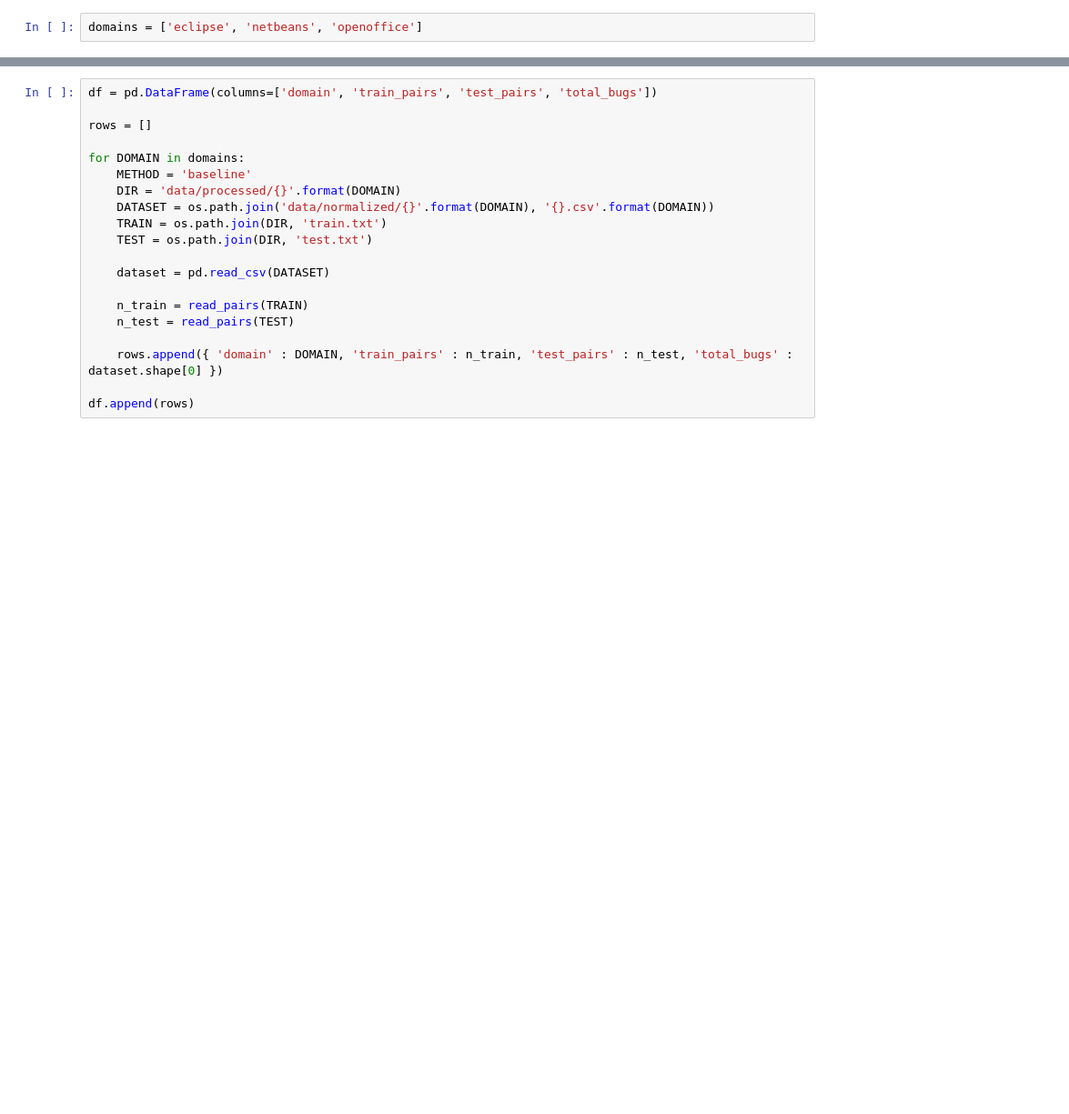
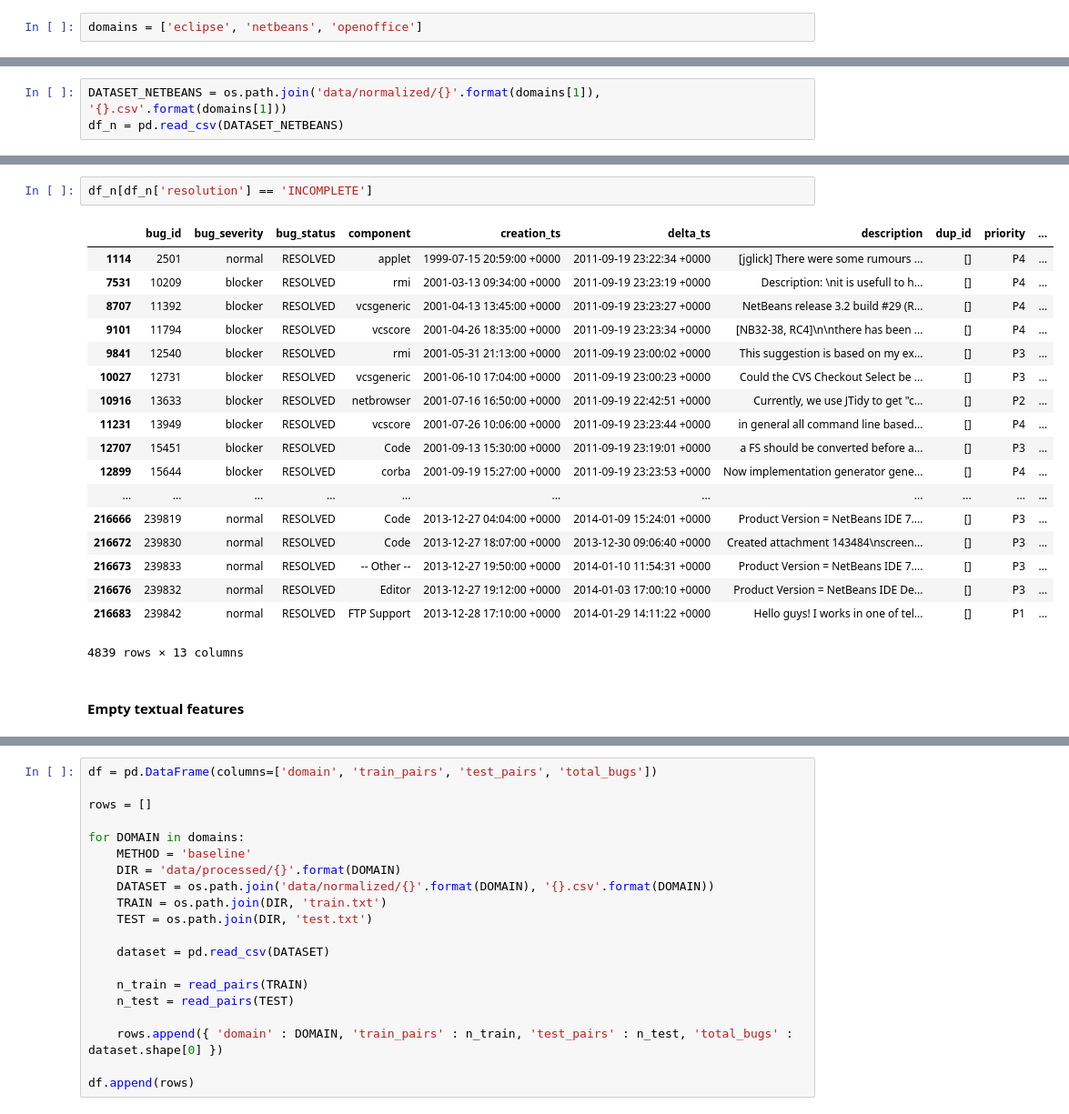
Before and after one commit to thiagomarquesrocha/siameseQAT, a Jupyter notebook: dataset_statistics.ipynb, the cells around one changed output, grey strips where cells are left out. Shown at 91% size. Cells and saved outputs as stored; diff of their text form; blank space fills up the shorter version.

```diff
--- a/dataset_statistics.ipynb
+++ b/dataset_statistics.ipynb
@@ -70,0 +122,3 @@ domains = ['eclipse', 'netbeans', 'openoffice']
+# %%
+DATASET_NETBEANS = os.path.join('data/normalized/{}'.format(domains[1]), '{}.csv'.format(domains[1]))
+df_n = pd.read_csv(DATASET_NETBEANS)
@@ -70,0 +149,23 @@ domains = ['eclipse', 'netbeans', 'openoffice']
+# %%
+df_n[df_n['resolution'] == 'INCOMPLETE']
+# %% [output]
+|  | bug_id | bug_severity | bug_status | component | creation_ts | delta_ts | description | dup_id | priority | ... |
+| 1114 | 2501 | normal | RESOLVED | applet | 1999-07-15 20:59:00 +0000 | 2011-09-19 23:22:34 +0000 | [jglick] There were some rumours ... | [] | P4 | ... |
+| 7531 | 10209 | blocker | RESOLVED | rmi | 2001-03-13 09:34:00 +0000 | 2011-09-19 23:23:19 +0000 | Description: \nit is usefull to h... | [] | P4 | ... |
+| 8707 | 11392 | blocker | RESOLVED | vcsgeneric | 2001-04-13 13:45:00 +0000 | 2011-09-19 23:23:27 +0000 | NetBeans release 3.2 build #29 (R... | [] | P4 | ... |
+| 9101 | 11794 | blocker | RESOLVED | vcscore | 2001-04-26 18:35:00 +0000 | 2011-09-19 23:23:34 +0000 | [NB32-38, RC4]\n\nthere has been ... | [] | P4 | ... |
+| 9841 | 12540 | blocker | RESOLVED | rmi | 2001-05-31 21:13:00 +0000 | 2011-09-19 23:00:02 +0000 | This suggestion is based on my ex... | [] | P3 | ... |
+| 10027 | 12731 | blocker | RESOLVED | vcsgeneric | 2001-06-10 17:04:00 +0000 | 2011-09-19 23:00:23 +0000 | Could the CVS Checkout Select be ... | [] | P3 | ... |
+| 10916 | 13633 | blocker | RESOLVED | netbrowser | 2001-07-16 16:50:00 +0000 | 2011-09-19 22:42:51 +0000 | Currently, we use JTidy to get "c... | [] | P2 | ... |
+| 11231 | 13949 | blocker | RESOLVED | vcscore | 2001-07-26 10:06:00 +0000 | 2011-09-19 23:23:44 +0000 | in general all command line based... | [] | P4 | ... |
+| 12707 | 15451 | blocker | RESOLVED | Code | 2001-09-13 15:30:00 +0000 | 2011-09-19 23:19:01 +0000 | a FS should be converted before a... | [] | P3 | ... |
+| 12899 | 15644 | blocker | RESOLVED | corba | 2001-09-19 15:27:00 +0000 | 2011-09-19 23:23:53 +0000 | Now implementation generator gene... | [] | P4 | ... |
+| ... | ... | ... | ... | ... | ... | ... | ... | ... | ... | ... |
+| 216666 | 239819 | normal | RESOLVED | Code | 2013-12-27 04:04:00 +0000 | 2014-01-09 15:24:01 +0000 | Product Version = NetBeans IDE 7.... | [] | P3 | ... |
+| 216672 | 239830 | normal | RESOLVED | Code | 2013-12-27 18:07:00 +0000 | 2013-12-30 09:06:40 +0000 | Created attachment 143484\nscreen... | [] | P3 | ... |
+| 216673 | 239833 | normal | RESOLVED | -- Other -- | 2013-12-27 19:50:00 +0000 | 2014-01-10 11:54:31 +0000 | Product Version = NetBeans IDE 7.... | [] | P3 | ... |
+| 216676 | 239832 | normal | RESOLVED | Editor | 2013-12-27 19:12:00 +0000 | 2014-01-03 17:00:10 +0000 | Product Version = NetBeans IDE De... | [] | P3 | ... |
+| 216683 | 239842 | normal | RESOLVED | FTP Support | 2013-12-28 17:10:00 +0000 | 2014-01-29 14:11:22 +0000 | Hello guys! I works in one of tel... | [] | P1 | ... |
+4839 rows × 13 columns
+# %% [markdown]
+#### Empty textual features
```
Also changed, not shown: parts of 37 cells of this notebook, 19 other files.
